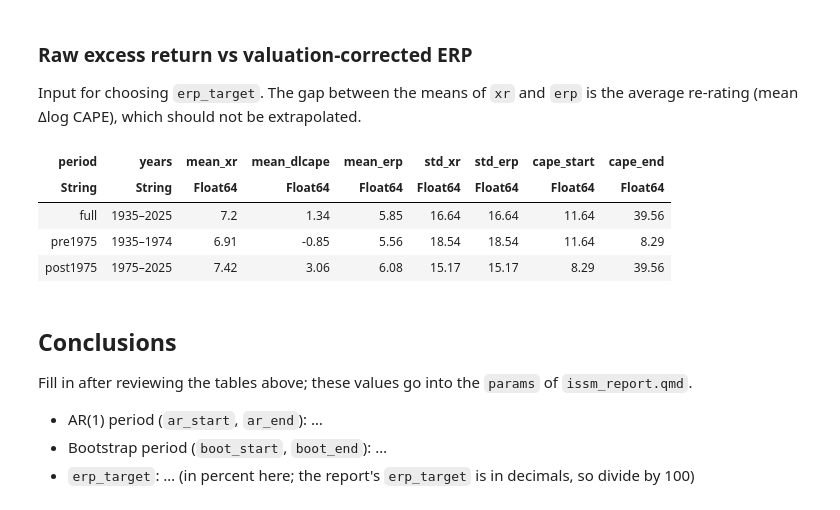
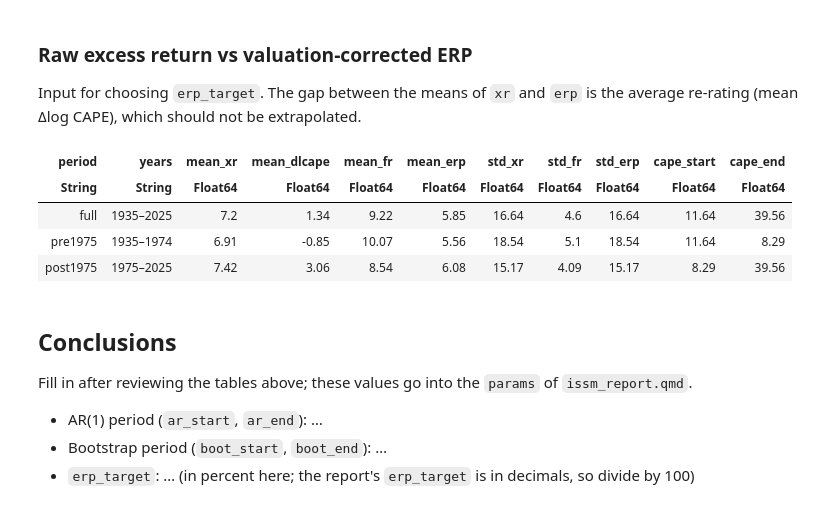
Before and after one commit to msz13/MacroFinanceScenarios, a Jupyter notebook: analisys/Ibbotson-Sinquefield-SimulationModel/issm_eda.ipynb, the cells around one changed output. Saved outputs shown, nothing was run; the diff lists cells and outputs as text; code cells hidden in the pictures.

```diff
--- a/analisys/Ibbotson-Sinquefield-SimulationModel/issm_eda.ipynb
+++ b/analisys/Ibbotson-Sinquefield-SimulationModel/issm_eda.ipynb
@@ -97,5 +104,5 @@ periods = [
     :pre1975  => (1935, 1974),
     :post1975 => (1975, 2025),
 ]
-eda_vars = [:π, :r, :rf, :tp, :xr, :dlcape, :erp]
+eda_vars = [:π, :r, :rf, :tp, :xr, :dlcape, :fr, :erp]
 # %% [output]
@@ -436,19 +450,19 @@ Input for choosing `erp_target`. The gap between the means of `xr` and `erp` is
 # %%
 erp_summary = DataFrame(map(periods) do (name, p)
     sub = subperiod(data, p)
-    xr, dl, erp = values(sub[:xr]), values(sub[:dlcape]), values(sub[:erp])
+    xr, dl, fr, erp = values(sub[:xr]), values(sub[:dlcape]), values(sub[:fr]), values(sub[:erp])
     (period = String(name), years = "$(p[1])–$(p[2])",
-     mean_xr = mean(xr), mean_dlcape = mean(dl), mean_erp = mean(erp),
-     std_xr = std(xr), std_erp = std(erp),
+     mean_xr = mean(xr), mean_dlcape = mean(dl), mean_fr = mean(fr), mean_erp = mean(erp),
+     std_xr = std(xr), std_fr = std(fr), std_erp = std(erp),
      cape_start = values(sub[:cape])[1] / exp(dl[1] / 100), cape_end = values(sub[:cape])[end])
 end)
 show_table(erp_summary)
 # %% [output]
-| period | years | mean_xr | mean_dlcape | mean_erp | std_xr | std_erp | cape_start | cape_end |
-| String | String | Float64 | Float64 | Float64 | Float64 | Float64 | Float64 | Float64 |
-| full | 1935–2025 | 7.2 | 1.34 | 5.85 | 16.64 | 16.64 | 11.64 | 39.56 |
-| pre1975 | 1935–1974 | 6.91 | -0.85 | 5.56 | 18.54 | 18.54 | 11.64 | 8.29 |
-| post1975 | 1975–2025 | 7.42 | 3.06 | 6.08 | 15.17 | 15.17 | 8.29 | 39.56 |
+| period | years | mean_xr | mean_dlcape | mean_fr | mean_erp | std_xr | std_fr | std_erp | cape_start | cape_end |
+| String | String | Float64 | Float64 | Float64 | Float64 | Float64 | Float64 | Float64 | Float64 | Float64 |
+| full | 1935–2025 | 7.2 | 1.34 | 9.22 | 5.85 | 16.64 | 4.6 | 16.64 | 11.64 | 39.56 |
+| pre1975 | 1935–1974 | 6.91 | -0.85 | 10.07 | 5.56 | 18.54 | 5.1 | 18.54 | 11.64 | 8.29 |
+| post1975 | 1975–2025 | 7.42 | 3.06 | 8.54 | 6.08 | 15.17 | 4.09 | 15.17 | 8.29 | 39.56 |
 # %% [markdown]
 ## Conclusions
 
```
Also changed, not shown: parts of 15 cells of this notebook, 3 other files.
